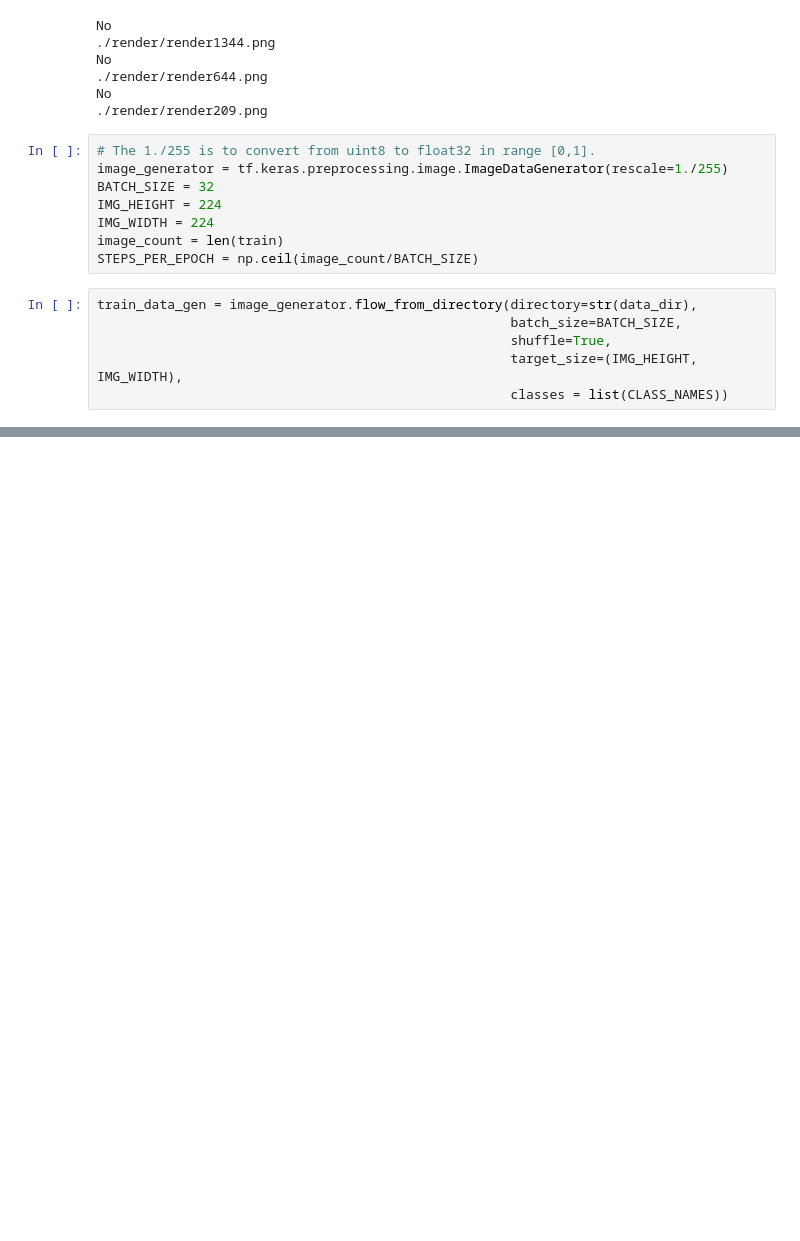
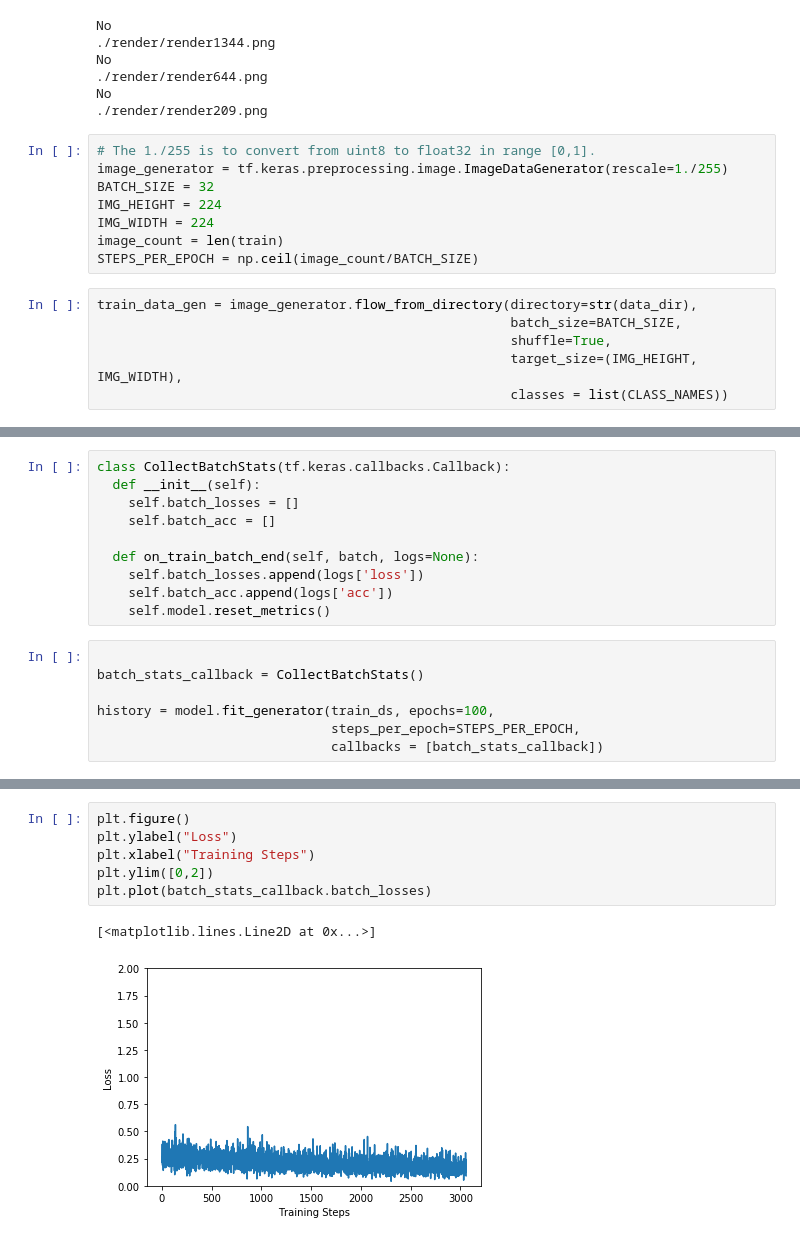
Before and after one commit to foreseeable/Aelous, a Jupyter notebook: scripts/screeshot.ipynb, the cells around one changed output, grey strips where cells are left out. Drawn from its saved outputs; the diff is of its cells as text; blank space fills up the shorter version.

```diff
--- a/scripts/screeshot.ipynb
+++ b/scripts/screeshot.ipynb
@@ -143,0 +267,17 @@ feature_extractor_layer = hub.KerasLayer(feature_extractor_url,
+# %%
+class CollectBatchStats(tf.keras.callbacks.Callback):
+  def __init__(self):
+    self.batch_losses = []
+    self.batch_acc = []
+
+  def on_train_batch_end(self, batch, logs=None):
+    self.batch_losses.append(logs['loss'])
+    self.batch_acc.append(logs['acc'])
+    self.model.reset_metrics()
+# %%
+
+batch_stats_callback = CollectBatchStats()
+
+history = model.fit_generator(train_ds, epochs=100,
+                              steps_per_epoch=STEPS_PER_EPOCH,
+                              callbacks = [batch_stats_callback])
@@ -143,0 +303,9 @@ feature_extractor_layer = hub.KerasLayer(feature_extractor_url,
+# %%
+plt.figure()
+plt.ylabel("Loss")
+plt.xlabel("Training Steps")
+plt.ylim([0,2])
+plt.plot(batch_stats_callback.batch_losses)
+# %% [output]
+[<matplotlib.lines.Line2D at 0x...>]
+[figure, added]
```
Also changed, not shown: parts of 33 cells of this notebook, 1 other file.
